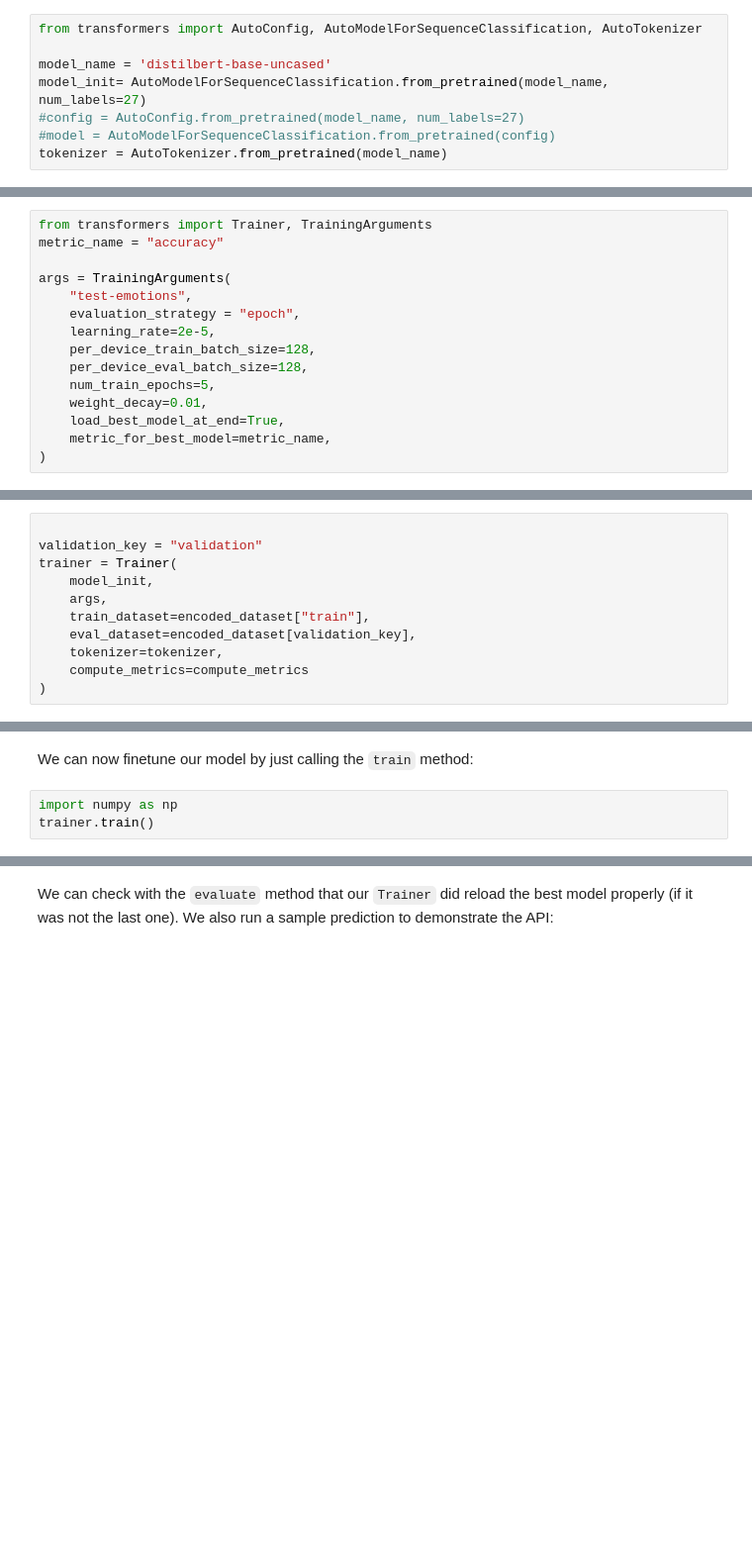
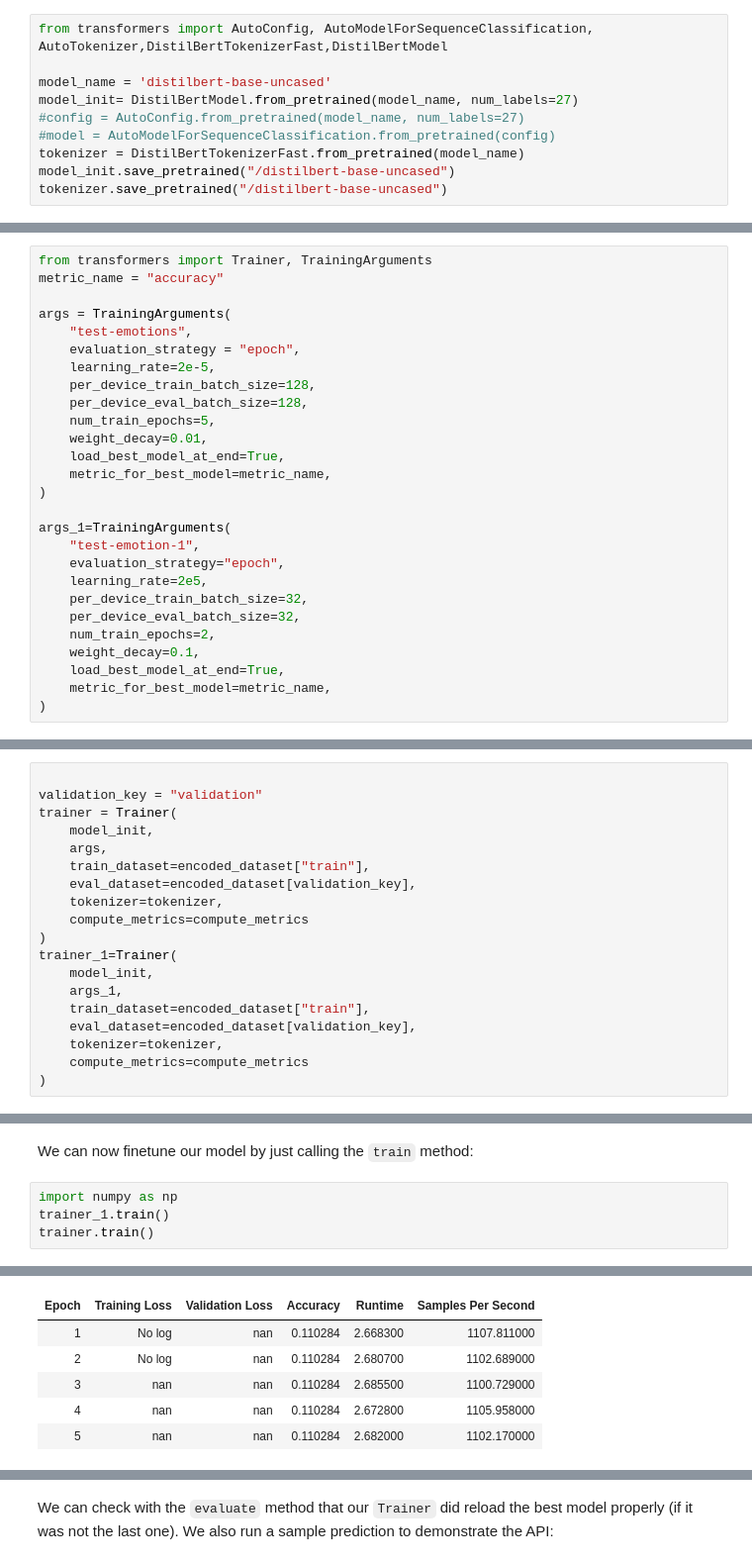
Before and after one commit to sarimk80/data_science_product_developmet_1, a Jupyter notebook: Homework_1.ipynb, the cells around one changed output, grey strips where cells are left out. Shown at 99% size. Drawn from its saved outputs; the diff is of its cells as text; blank space fills up the shorter version.

```diff
--- a/Homework_1.ipynb
+++ b/Homework_1.ipynb
@@ -177,11 +191,13 @@ To do all of this, we instantiate our tokenizer with the `AutoTokenizer.from_pre
 
 That vocabulary will be cached, so it's not downloaded again the next time we run the cell.
 # %%
-from transformers import AutoConfig, AutoModelForSequenceClassification, AutoTokenizer
+from transformers import AutoConfig, AutoModelForSequenceClassification, AutoTokenizer,DistilBertTokenizerFast,DistilBertModel
 
 model_name = 'distilbert-base-uncased'
-model_init= AutoModelForSequenceClassification.from_pretrained(model_name, num_labels=27)
+model_init= DistilBertModel.from_pretrained(model_name, num_labels=27)
 #config = AutoConfig.from_pretrained(model_name, num_labels=27)
 #model = AutoModelForSequenceClassification.from_pretrained(config)
-tokenizer = AutoTokenizer.from_pretrained(model_name)
+tokenizer = DistilBertTokenizerFast.from_pretrained(model_name)
+model_init.save_pretrained("/distilbert-base-uncased")
+tokenizer.save_pretrained("/distilbert-base-uncased")
 # %% [output]
@@ -228,6 +252,18 @@ args = TrainingArguments(
     load_best_model_at_end=True,
     metric_for_best_model=metric_name,
 )
+
+args_1=TrainingArguments(
+    "test-emotion-1",
+    evaluation_strategy="epoch",
+    learning_rate=2e5,
+    per_device_train_batch_size=32,
+    per_device_eval_batch_size=32,
+    num_train_epochs=2,
+    weight_decay=0.1,
+    load_best_model_at_end=True,
+    metric_for_best_model=metric_name,
+)
 # %% [markdown]
 Here we set the evaluation to be done at the end of each epoch, tweak the learning rate, use the `batch_size` defined at the top of the notebook and customize the number of epochs for training, as well as the weight decay. Since the best model might not be the one at the end of training, we ask the `Trainer` to load the best model it saved (according to `metric_name`) at the end of training.
 # %%
@@ -249,11 +285,20 @@ trainer = Trainer(
     tokenizer=tokenizer,
     compute_metrics=compute_metrics
 )
+trainer_1=Trainer(
+    model_init,
+    args_1,
+    train_dataset=encoded_dataset["train"],
+    eval_dataset=encoded_dataset[validation_key],
+    tokenizer=tokenizer,
+    compute_metrics=compute_metrics
+)
 # %% [markdown]
 You might wonder why we pass along the `tokenizer` when we already preprocessed our data. This is because we will use it once last time to make all the samples we gather the same length by applying padding, which requires knowing the model's preferences regarding padding (to the left or right? with which token?). The `tokenizer` has a pad method that will do all of this right for us, and the `Trainer` will use it. You can customize this part by defining and passing your own `data_collator` which will receive the samples like the dictionaries seen above and will need to return a dictionary of tensors.
 # %% [markdown]
 We can now finetune our model by just calling the `train` method:
 # %%
 import numpy as np
+trainer_1.train()
 trainer.train()
 # %% [output]
@@ -276,0 +306,6 @@ trainer.train()
+| Epoch | Training Loss | Validation Loss | Accuracy | Runtime | Samples Per Second |
+| 1 | No log | nan | 0.110284 | 2.668300 | 1107.811000 |
+| 2 | No log | nan | 0.110284 | 2.680700 | 1102.689000 |
+| 3 | nan | nan | 0.110284 | 2.685500 | 1100.729000 |
+| 4 | nan | nan | 0.110284 | 2.672800 | 1105.958000 |
+| 5 | nan | nan | 0.110284 | 2.682000 | 1102.170000 |
```
Also changed, not shown: parts of 41 cells of this notebook.
